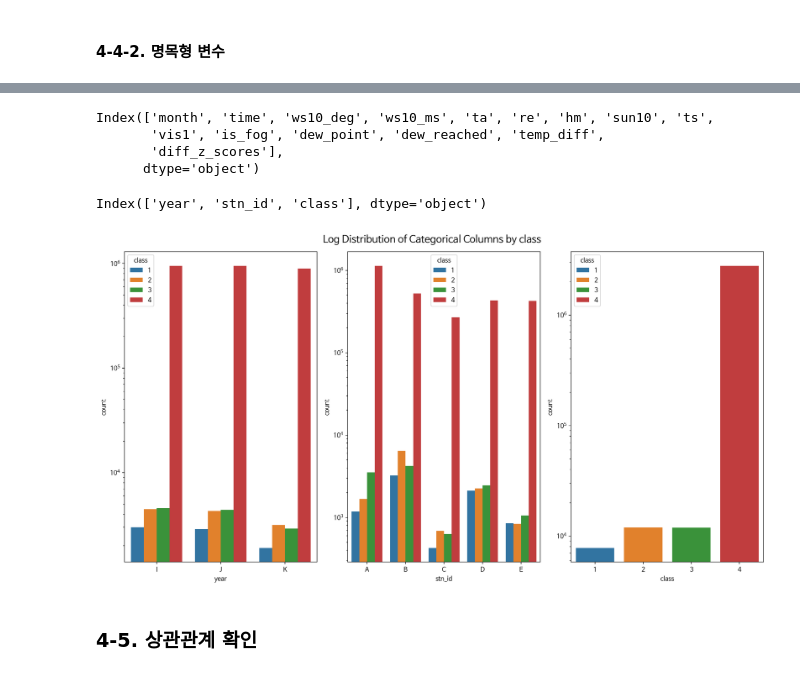
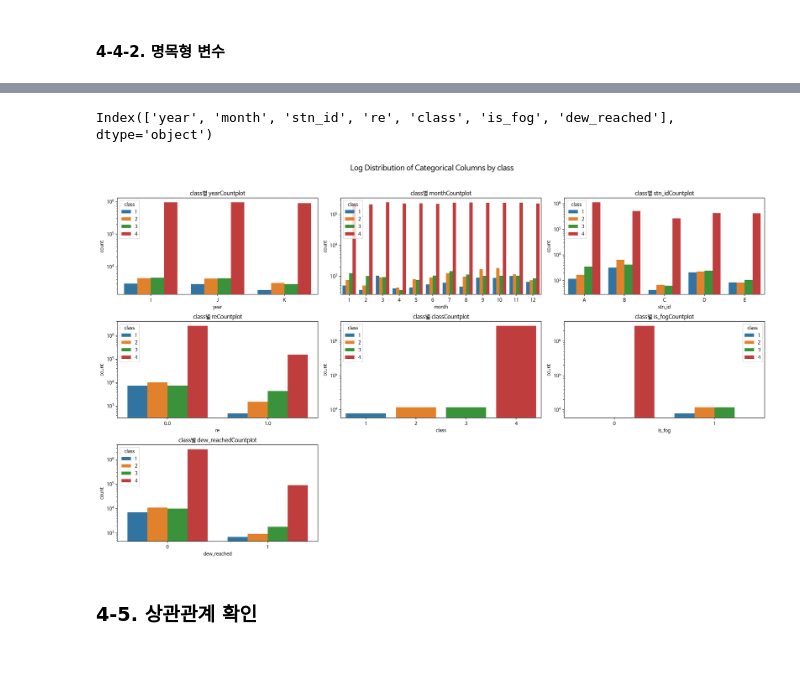
Before and after one commit to benidjor/weather-contest, a Jupyter notebook: eda_tek2.ipynb, the cells around one changed output, grey strips where cells are left out. Cells and saved outputs as stored; diff of their text form; code cells hidden in the pictures.

```diff
--- a/eda_tek2.ipynb
+++ b/eda_tek2.ipynb
@@ -172,5 +160,3 @@ def make_ordinal(df, column):
-# %%
-train_df = make_ordinal(train_df, "class")
 # %% [markdown]
 ### 3-2. 안개 여부 컬럼 생성 함수
 - `class` = 4 : 안개 X (0)
@@ -251,0 +240,28 @@ train_df = switch_wind_degree(train_df, "ws10_deg")
+# %%
+def make_categorical(df, col_list):
+
+    # 결측치 drop
+    # df.dropna(inplace=True)
+
+    # class 컬럼 순서형 변수로 변경
+    for column in col_list:
+        if column in ["month", "class"]:
+            df[column] = pd.Categorical(train_df[column],
+                                        # categories=[1, 2, 3, 4, -99],
+                                        categories=np.unique(df[column]),
+                                        ordered=True)
+        else:
+            df[column] = pd.Categorical(train_df[column],
+                                        # categories=[1, 2, 3, 4, -99],
+                                        categories=np.unique(df[column]),
+                                        ordered=False)
+
+    return df
+# %%
+# 범주형 변수들을 categorical_list에 선언
+
+# month도 순서가 있기 때문에 ordinal
+# https://wikidocs.net/161040#ordinal
+
+categorical_list = ["month", "class", "re", "is_fog", "dew_reached"]
+train_df = make_categorical(train_df, categorical_list)
@@ -707,44 +729,42 @@ plt.show()
-# %%
-num_cols
-# %% [output]
-Index(['month', 'time', 'ws10_deg', 'ws10_ms', 'ta', 're', 'hm', 'sun10', 'ts',
-       'vis1', 'is_fog', 'dew_point', 'dew_reached', 'temp_diff',
-       'diff_z_scores'],
-      dtype='object')
 # %%
 str_cols = train_no_outlier_df.select_dtypes(exclude=np.number).columns
 str_cols
 # %% [output]
-Index(['year', 'stn_id', 'class'], dtype='object')
+Index(['year', 'month', 'stn_id', 're', 'class', 'is_fog', 'dew_reached'], dtype='object')
 # %%
 # subplot 생성
-nrows, ncols = 1, 3
-fig, axes = plt.subplots(nrows, ncols, figsize=(15, 8))
+nrows, ncols = 3, 3
+fig, axes = plt.subplots(nrows, ncols, figsize=(20, 12))
 
 # flatten()을 통해 axes를 1차원 array로 변환
 axes = axes.flatten()
 
 for col, ax in zip(str_cols, axes):
     sns.countplot(data=train_no_outlier_df, x=col, ax=ax, hue="class")
     # if col == "class":
     #     sns.countplot(data=train_no_outlier_df, x=col, ax=ax, hue="class")
     # else:
     #     sns.countplot(data=train_no_outlier_df, x=col, ax=ax, hue="class")
 
     # y축을 로그 스케일로 설정
     ax.set_yscale('log')
     # ax.get_yaxis().get_major_formatter().set_scientific(False)
+    ax.set_title("class별 " + col + "Countplot")
 
 # 빈 subplot 제거
 if len(str_cols) < len(axes):
     for i in range(len(str_cols), len(axes)):
         fig.delaxes(axes[i])
 
 fig.suptitle("Log Distribution of Categorical Columns by class", fontsize=16)
-fig.tight_layout()
+
+# Adjust layout to make room for the figure title
+plt.subplots_adjust(top=0.92, hspace=0.4)
+plt.tight_layout(rect=[0, 0, 1, 0.96])
+
 plt.show()
 # %% [output]
-[figure, old version]
+[figure, new version]
 # %% [markdown]
 ### 4-5. 상관관계 확인
 # %%
```
Also changed, not shown: parts of 20 cells of this notebook, 5 other files.
